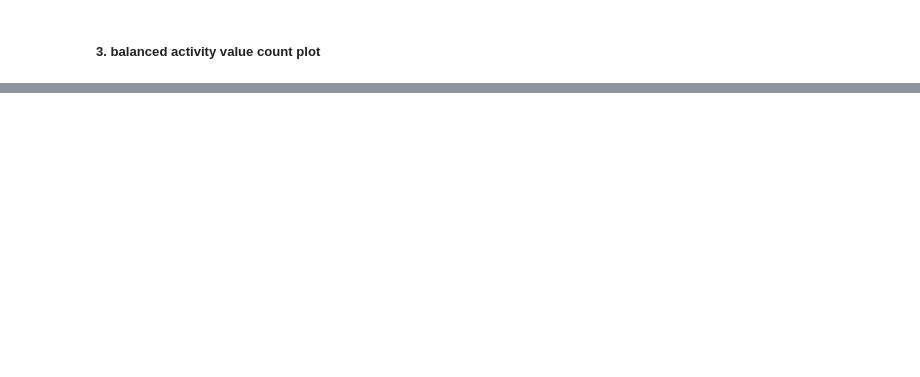
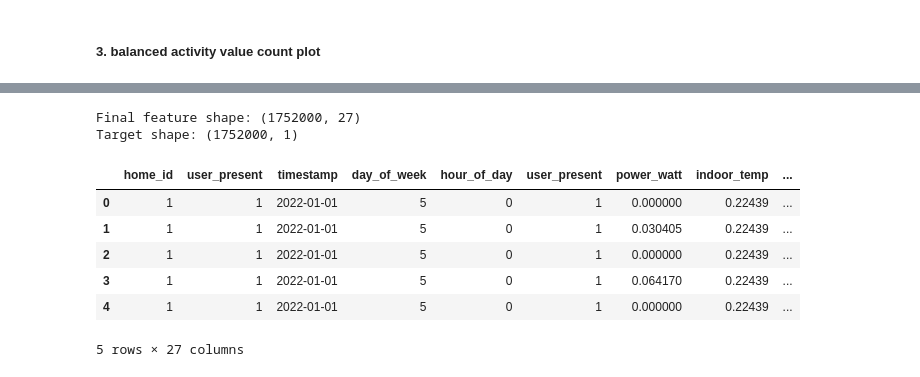
Before and after one commit to springboardmentor110525/Smart-Energy-Consumption-Analysis-and-Prediction-using-Machine-Learning-with-Device-Level-Insights-, a Jupyter notebook: notebooks/milestone1.ipynb, the cells around one changed output, grey strips where cells are left out. Saved outputs shown, nothing was run; the diff lists cells and outputs as text; code cells hidden in the pictures; blank space fills up the shorter version.

Commit message:
Milestone 1 preprocessing ready for review

```diff
--- a/notebooks/milestone1.ipynb
+++ b/notebooks/milestone1.ipynb
@@ -583,0 +606,7 @@ plt.savefig(FIG_PATH+'\Balanced_wrt_activity.png')
+# %%
+num_cols = ['power_watt', 'indoor_temp', 'outdoor_temp', 'humidity', 'light_level']
+
+for attr in num_cols:
+    print(attr)
+    print(df_initial[attr].describe())
+    print()
@@ -583,0 +633,2 @@ plt.savefig(FIG_PATH+'\Balanced_wrt_activity.png')
+# %%
+non_num_cat = ['device_type', 'room', 'status', 'activity']
@@ -583,0 +637,2 @@ plt.savefig(FIG_PATH+'\Balanced_wrt_activity.png')
+# %%
+other_cols = ['home_id', 'user_present', 'timestamp', 'day_of_week', 'hour_of_day', 'user_present']
@@ -583,0 +661,43 @@ plt.savefig(FIG_PATH+'\Balanced_wrt_activity.png')
+# %%
+from sklearn.preprocessing import MinMaxScaler, OneHotEncoder
+from sklearn.model_selection import train_test_split
+import joblib   # to save scaler/encoder
+
+# scaling numerical value columns:
+scaler = MinMaxScaler()
+X_num = pd.DataFrame(scaler.fit_transform(df_initial[num_cols]), columns=num_cols, index=df_initial.index)
+
+joblib.dump(scaler, "../saved_objects/scaler_minmax.joblib")
+
+# Encoding labeled data
+encoder = OneHotEncoder(sparse_output=False, handle_unknown='ignore')
+X_cat_array = encoder.fit_transform(df_initial[non_num_cat])
+encoded_cols = encoder.get_feature_names_out(non_num_cat)
+X_cat = pd.DataFrame(encoder.fit_transform(df_initial[non_num_cat]), columns=encoded_cols, index=df_initial.index)
+
+joblib.dump(encoder, "../saved_objects/ohe_device_room_status_activity.joblib")
+
+# Columns that do not need to undergo transformation
+X_rem = df_initial[other_cols].copy()
+
+# Concatenating all features after transformation
+X = pd.concat([X_rem, X_num, X_cat], axis=1)
+
+# Extracting the target variable for regression.
+y = df_initial[target_col].copy()
+
+print("Final feature shape:", X.shape)
+print("Target shape:", y.shape)
+# %% [output]
+Final feature shape: (1752000, 27)
+Target shape: (1752000, 1)
+# %%
+X.head()
+# %% [output]
+|  | home_id | user_present | timestamp | day_of_week | hour_of_day | user_present | power_watt | indoor_temp | ... |
+| 0 | 1 | 1 | 2022-01-01 | 5 | 0 | 1 | 0.000000 | 0.22439 | ... |
+| 1 | 1 | 1 | 2022-01-01 | 5 | 0 | 1 | 0.030405 | 0.22439 | ... |
+| 2 | 1 | 1 | 2022-01-01 | 5 | 0 | 1 | 0.000000 | 0.22439 | ... |
+| 3 | 1 | 1 | 2022-01-01 | 5 | 0 | 1 | 0.064170 | 0.22439 | ... |
+| 4 | 1 | 1 | 2022-01-01 | 5 | 0 | 1 | 0.000000 | 0.22439 | ... |
+5 rows × 27 columns
```
Also changed, not shown: parts of 22 cells of this notebook, 6 other files.
